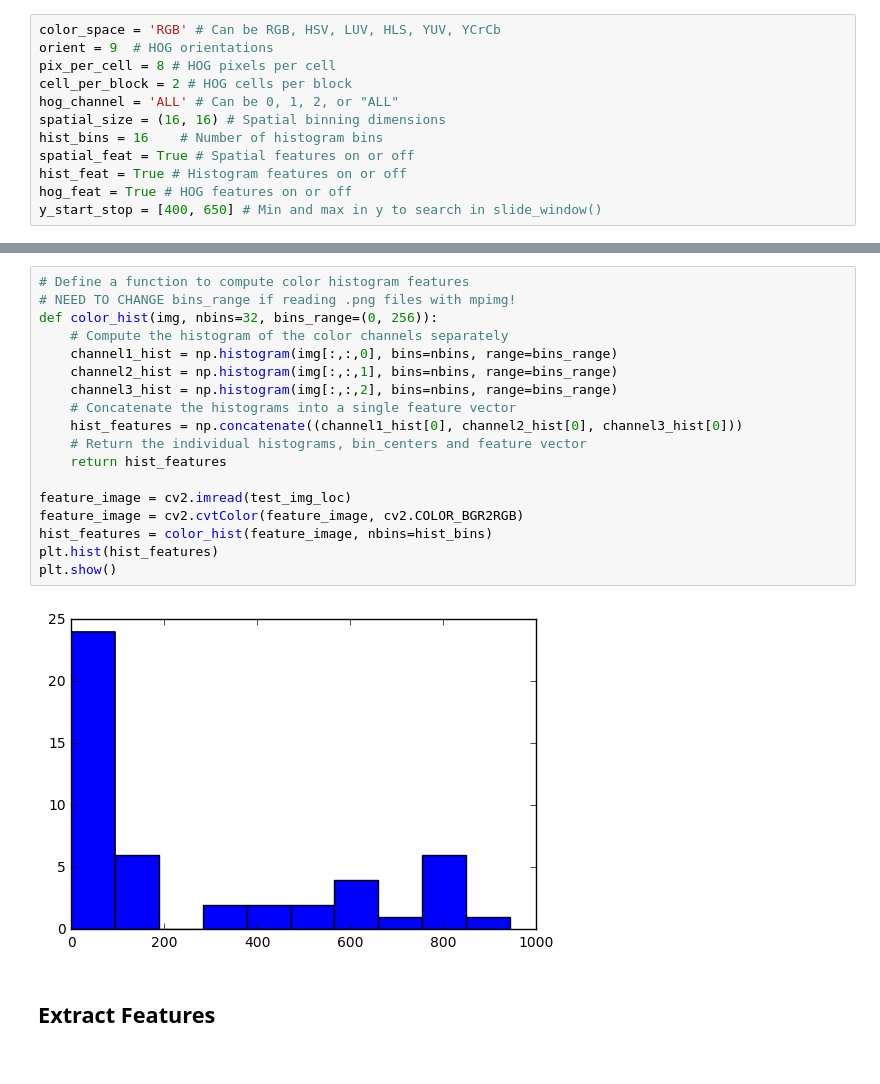
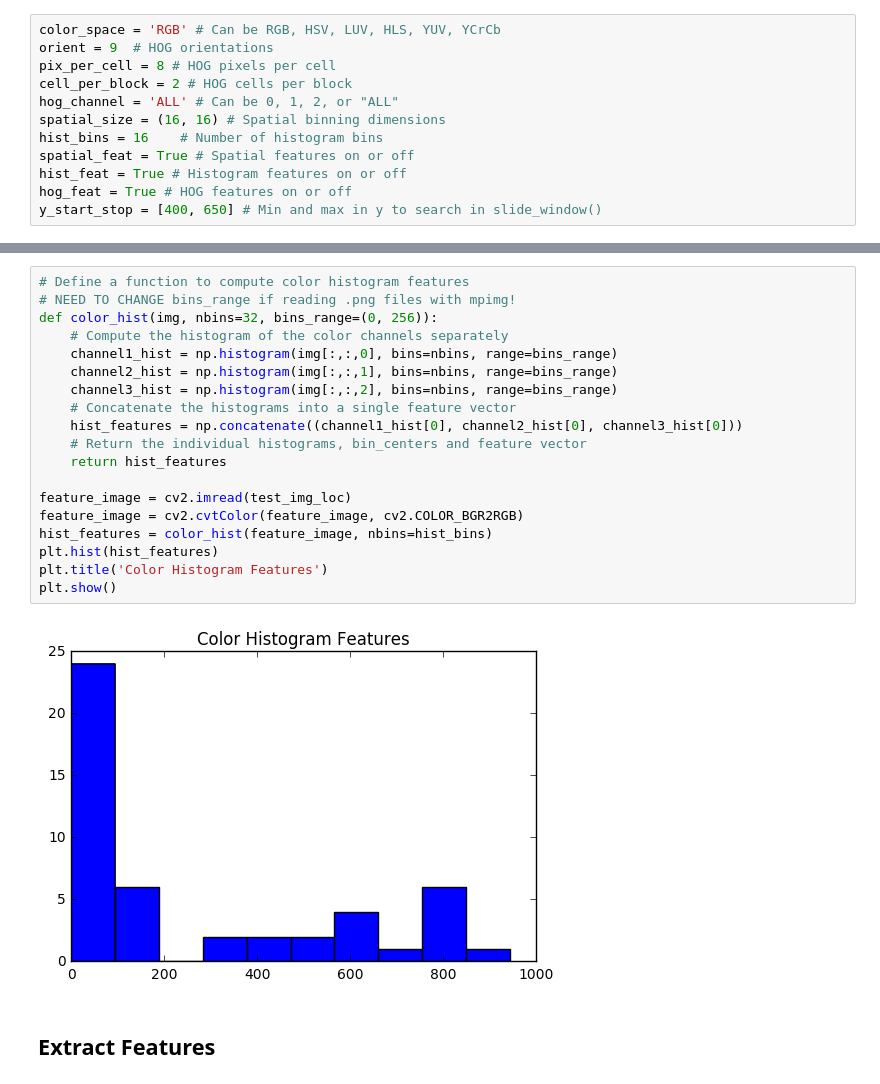
Before and after one commit to ckirksey3/vehicle-detection-with-svm, a Jupyter notebook: P1.ipynb, the cells around one changed output, grey strips where cells are left out. Saved outputs shown, nothing was run; the diff lists cells and outputs as text.

```diff
--- a/P1.ipynb
+++ b/P1.ipynb
@@ -81,23 +112,24 @@ def bin_spatial(img, size=(32, 32)):
 # %%
 # Define a function to compute color histogram features
 # NEED TO CHANGE bins_range if reading .png files with mpimg!
 def color_hist(img, nbins=32, bins_range=(0, 256)):
     # Compute the histogram of the color channels separately
     channel1_hist = np.histogram(img[:,:,0], bins=nbins, range=bins_range)
     channel2_hist = np.histogram(img[:,:,1], bins=nbins, range=bins_range)
     channel3_hist = np.histogram(img[:,:,2], bins=nbins, range=bins_range)
     # Concatenate the histograms into a single feature vector
     hist_features = np.concatenate((channel1_hist[0], channel2_hist[0], channel3_hist[0]))
     # Return the individual histograms, bin_centers and feature vector
     return hist_features
 
 feature_image = cv2.imread(test_img_loc)
 feature_image = cv2.cvtColor(feature_image, cv2.COLOR_BGR2RGB)
 hist_features = color_hist(feature_image, nbins=hist_bins)
 plt.hist(hist_features)
+plt.title('Color Histogram Features')
 plt.show()
 # %% [output]
-[figure, old version]
+[figure, new version]
 # %% [markdown]
 ## Extract Features
 # %%
```
Also changed, not shown: parts of 19 cells of this notebook.
